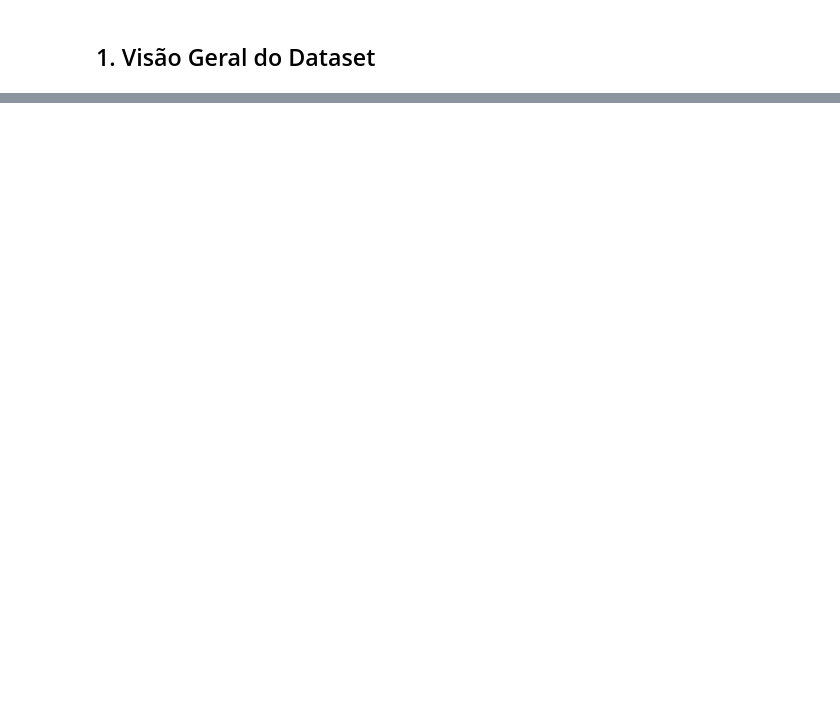
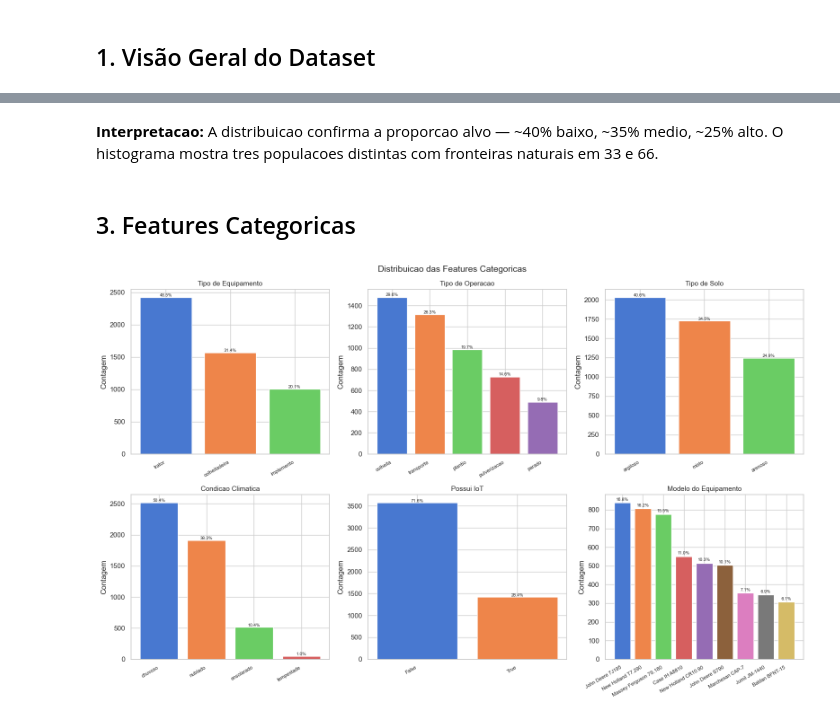
Before and after one commit to Avila237/sompo, a Jupyter notebook: notebooks/01_eda.ipynb, the cells around one changed output, grey strips where cells are left out. Saved outputs shown, nothing was run; the diff lists cells and outputs as text; code cells hidden in the pictures; blank space fills up the shorter version.

```diff
--- a/notebooks/01_eda.ipynb
+++ b/notebooks/01_eda.ipynb
@@ -247,18 +32,0 @@ plt.show()
-# %%
-num_feats = [
-    "risco_score", "precipitacao_mm", "umidade_solo", "velocidade_vento",
-    "distancia_agua_m", "declividade", "velocidade_kmh", "horas_operacao",
-    "horario_operacao", "temperatura_ar", "idade_equipamento", "historico_sinistros"
-]
-
-corr = df[num_feats].corr()
-
-fig, ax = plt.subplots(figsize=(13, 10))
-mask = np.triu(np.ones_like(corr, dtype=bool))
-sns.heatmap(corr, mask=mask, annot=True, fmt=".2f", cmap="RdYlGn",
-            center=0, vmin=-1, vmax=1, linewidths=0.5, ax=ax,
-            annot_kws={"size": 8})
-ax.set_title("Matriz de correlações (Pearson) — features numéricas vs risco_score", fontsize=12)
-plt.tight_layout()
-plt.savefig("../data/eda_06_corr.png", bbox_inches="tight")
-plt.show()
@@ -426,0 +114,27 @@ df.drop(columns=["lat_bin", "lon_bin"], inplace=True)
+# %% [markdown]
+**Interpretacao:** A distribuicao confirma a proporcao alvo — ~40% baixo, ~35% medio, ~25% alto. O histograma mostra tres populacoes distintas com fronteiras naturais em 33 e 66.
+# %% [markdown]
+## 3. Features Categoricas
+# %%
+fig, axes = plt.subplots(2, 3, figsize=(16, 10))
+cats = ['tipo_equipamento','tipo_operacao','tipo_solo','condicao_clima','tem_iot','modelo_equipamento']
+titles = ['Tipo de Equipamento','Tipo de Operacao','Tipo de Solo','Condicao Climatica','Possui IoT','Modelo do Equipamento']
+
+for ax, col, title in zip(axes.flat, cats, titles):
+    vc = df[col].value_counts()
+    if col == 'modelo_equipamento':
+        vc = vc.head(9)
+    bars = ax.bar(range(len(vc)), vc.values, color=sns.color_palette('muted', len(vc)))
+    ax.set_xticks(range(len(vc)))
+    ax.set_xticklabels(vc.index.astype(str), rotation=30, ha='right', fontsize=8)
+    ax.set_title(title, fontsize=11); ax.set_ylabel('Contagem')
+    for bar, val in zip(bars, vc.values):
+        ax.text(bar.get_x()+bar.get_width()/2, bar.get_height()+10,
+            f'{val/len(df)*100:.1f}%', ha='center', fontsize=7)
+
+plt.suptitle('Distribuicao das Features Categoricas', fontsize=14)
+plt.tight_layout()
+plt.savefig(os.path.join(DATA_DIR, 'eda_02_categoricas.png'), dpi=120, bbox_inches='tight')
+ipy_display(plt.gcf()); plt.close('all')
+# %% [output]
+[figure, added]
```
Also changed, not shown: parts of 68 cells of this notebook, 11 other files.
